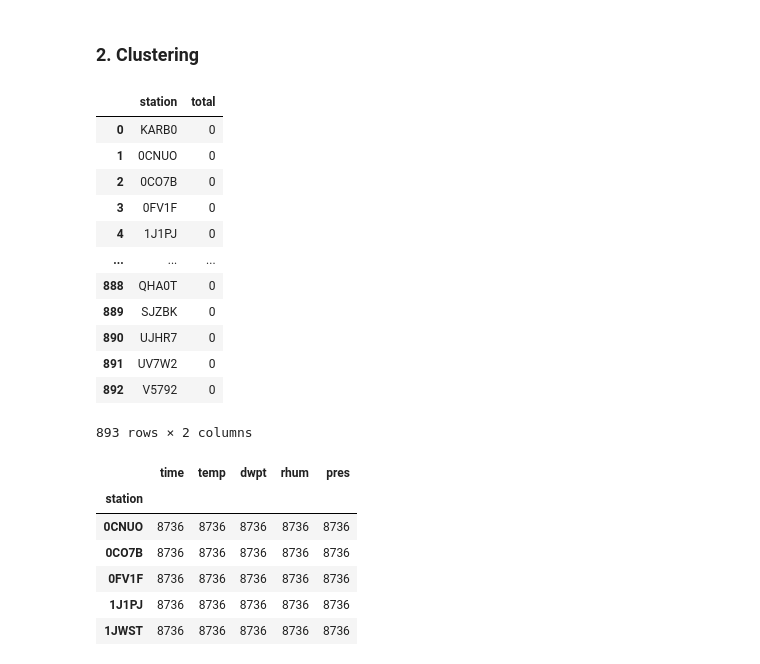
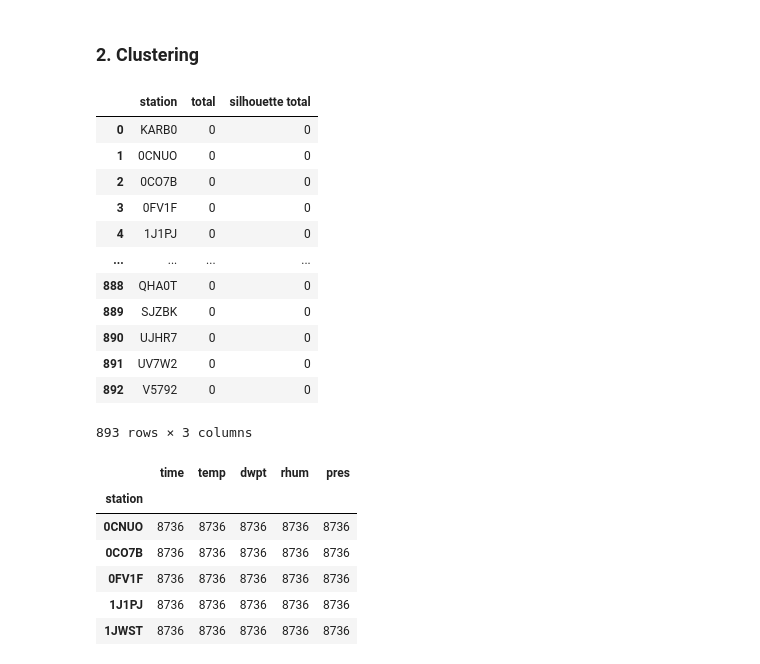
Before and after one commit to Pkeet99/Weatherman, a Jupyter notebook: unsupervised_models/Clustering.ipynb, the cells around one changed output. Cells and saved outputs as stored; diff of their text form; code cells hidden in the pictures.

```diff
--- a/unsupervised_models/Clustering.ipynb
+++ b/unsupervised_models/Clustering.ipynb
@@ -106,22 +106,23 @@ scaled_df.dropna(inplace=True)
 # %%
 #creating a results DF
 result_df=pd.DataFrame(scaled_df.station.unique(), columns=['station'])
 result_df['total']=0
+result_df['silhouette total']=0
 result_df
 # %% [output]
-|  | station | total |
-| 0 | KARB0 | 0 |
-| 1 | 0CNUO | 0 |
-| 2 | 0CO7B | 0 |
-| 3 | 0FV1F | 0 |
-| 4 | 1J1PJ | 0 |
-| ... | ... | ... |
-| 888 | QHA0T | 0 |
-| 889 | SJZBK | 0 |
-| 890 | UJHR7 | 0 |
-| 891 | UV7W2 | 0 |
-| 892 | V5792 | 0 |
+|  | station | total | silhouette total |
+| 0 | KARB0 | 0 | 0 |
+| 1 | 0CNUO | 0 | 0 |
+| 2 | 0CO7B | 0 | 0 |
+| 3 | 0FV1F | 0 | 0 |
+| 4 | 1J1PJ | 0 | 0 |
+| ... | ... | ... | ... |
+| 888 | QHA0T | 0 | 0 |
+| 889 | SJZBK | 0 | 0 |
+| 890 | UJHR7 | 0 | 0 |
+| 891 | UV7W2 | 0 | 0 |
+| 892 | V5792 | 0 | 0 |
-893 rows × 2 columns
+893 rows × 3 columns
 # %%
 station_loc = os.path.join(ROOT_DIR, 'station_analysis','AAstation.csv') #station data to get distance for comparision
 dfstations=pd.read_csv(station_loc)
```
Also changed, not shown: parts of 3 cells of this notebook, 3 other files.
